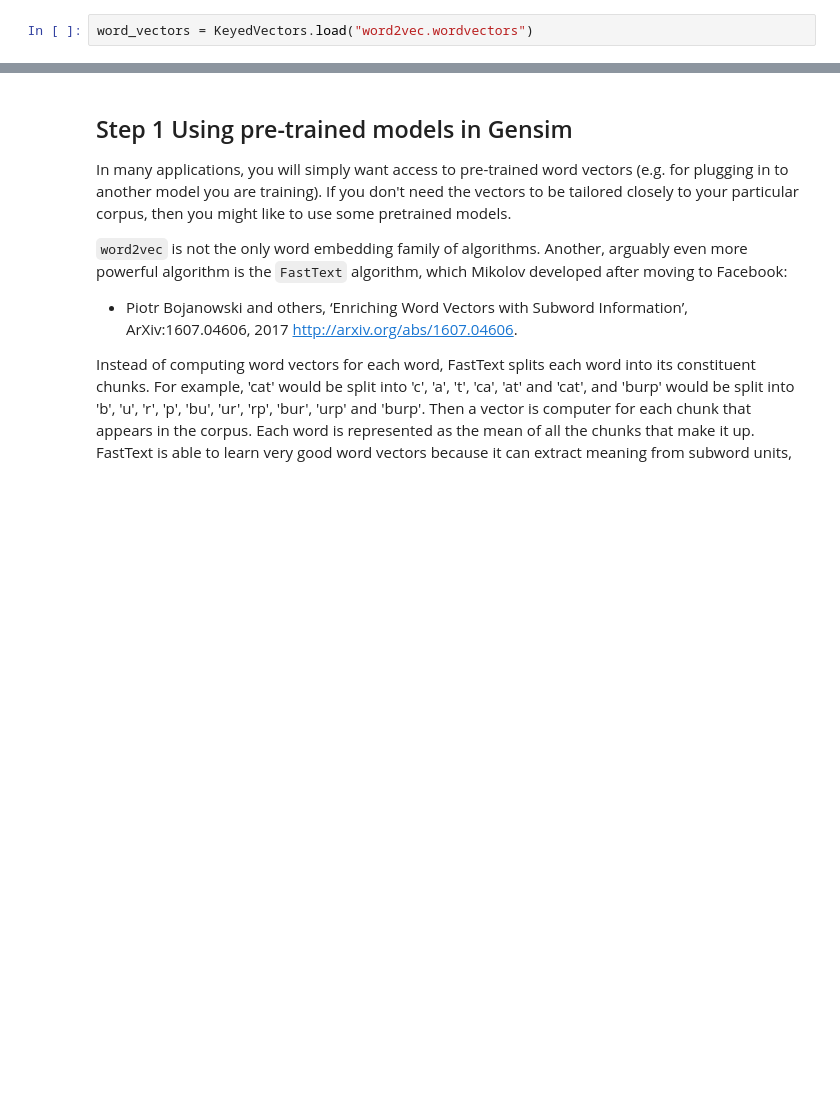
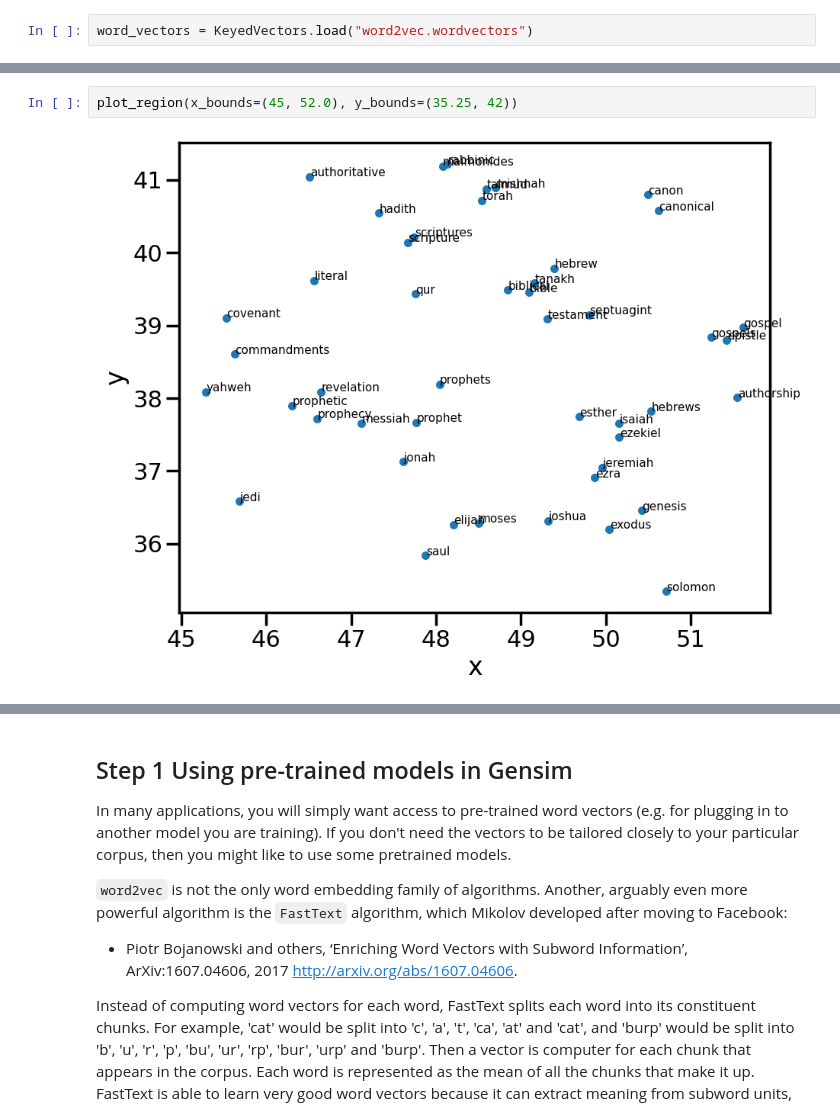
Before and after one commit to bogdanbabych/experiments_NLTK, a Jupyter notebook: part2_word_embeddings_v11_HIS_2026.ipynb, the cells around one changed output, grey strips where cells are left out. Drawn from its saved outputs; the diff is of its cells as text; blank space fills up the shorter version.

```diff
--- a/part2_word_embeddings_v11_HIS_2026.ipynb
+++ b/part2_word_embeddings_v11_HIS_2026.ipynb
@@ -56,0 +255,4 @@ word_vectors = KeyedVectors.load("word2vec.wordvectors")
+# %%
+plot_region(x_bounds=(45, 52.0), y_bounds=(35.25, 42))
+# %% [output]
+[figure, added]
```
Also changed, not shown: parts of 103 cells of this notebook.
